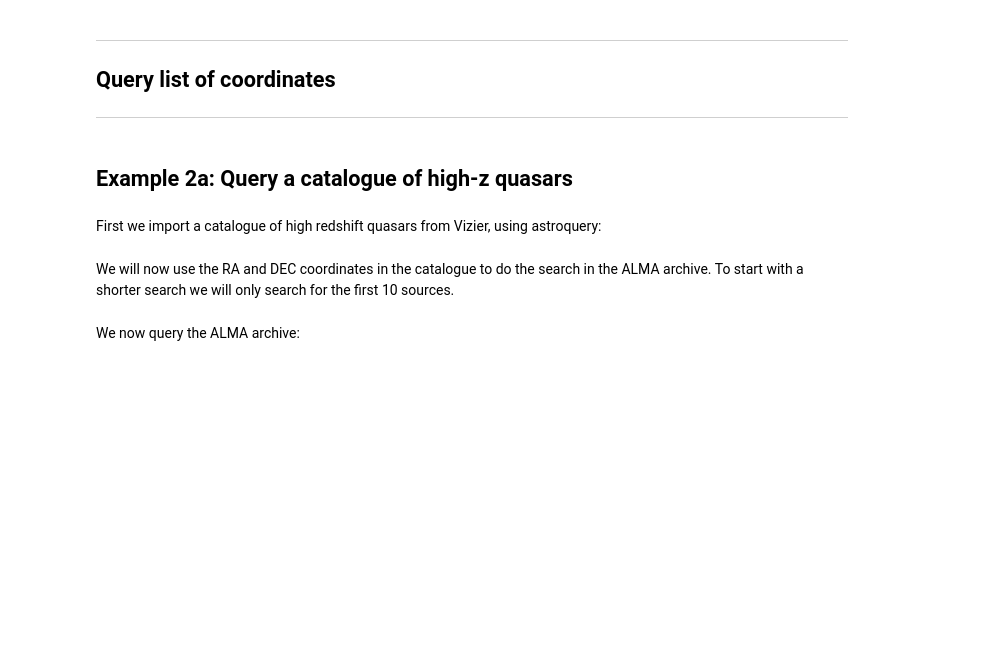
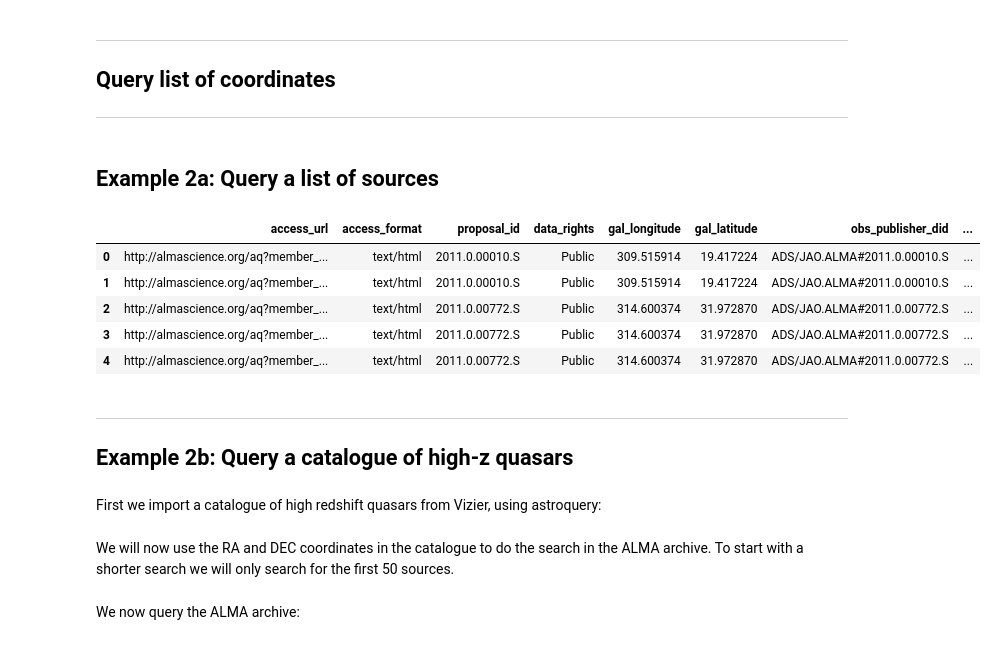
Before and after one commit to GabrielaCR/ALMATAP_final, a Jupyter notebook: NB2_QueryPublicCatalogue.ipynb, the cells around one changed output. Drawn from its saved outputs; the diff is of its cells as text; code cells hidden in the pictures; blank space fills up the shorter version.

```diff
--- a/NB2_QueryPublicCatalogue.ipynb
+++ b/NB2_QueryPublicCatalogue.ipynb
@@ -38,24 +38,22 @@ service = pyvo.dal.TAPService("https://almascience.eso.org/tap")
 ## Query list of names
 <hr style="border:2px solid darkblue"> </hr>
 # %%
-
-def query_coord_list(coord_list):#:fitscatalog, radius):
+def query_name_list(name_list):
 
     query_strs=[]
-    for i in range(len(coord_list)):
+
+    for i in range(len(name_list)):
         if i==0:
-            query = f"    SELECT  *  \
-                          FROM  ivoa.obscore  \
-                          WHERE  target_name = '{coord_list[i]}'\
-                     "
+            query = f"""  SELECT  *
+                          FROM  ivoa.obscore
+                          WHERE target_name = '{name_list[i]}'
+                     """
             query_strs.append(query)
         else:
-            query = f"  target_name = '{coord_list[i]}'"
+            query = f""" target_name = '{name_list[i]}'"""
 
             query_strs.append(query)
 
-    query_catalog= "OR".join(query_strs)
+    query_catalog= " OR ".join(query_strs)
 
-    result = service.search(query_catalog)
-
-    return result.to_table().to_pandas()
+    return service.search(query_catalog).to_table().to_pandas()
@@ -139,5 +94,21 @@ def query_coord_list(RASs, DECs, radius):#:fitscatalog, radius):
+# %% [markdown]
+## Example 2a: Query a list of sources
+# %%
+source_list = ['CenA', 'M83', 'ALESS73.1']
+results = query_name_list(source_list)
+
+results.head(5)
+# %% [output]
+|  | access_url | access_format | proposal_id | data_rights | gal_longitude | gal_latitude | obs_publisher_did | ... |
+| 0 | http://almascience.org/aq?member_... | text/html | 2011.0.00010.S | Public | 309.515914 | 19.417224 | ADS/JAO.ALMA#2011.0.00010.S | ... |
+| 1 | http://almascience.org/aq?member_... | text/html | 2011.0.00010.S | Public | 309.515914 | 19.417224 | ADS/JAO.ALMA#2011.0.00010.S | ... |
+| 2 | http://almascience.org/aq?member_... | text/html | 2011.0.00772.S | Public | 314.600374 | 31.972870 | ADS/JAO.ALMA#2011.0.00772.S | ... |
+| 3 | http://almascience.org/aq?member_... | text/html | 2011.0.00772.S | Public | 314.600374 | 31.972870 | ADS/JAO.ALMA#2011.0.00772.S | ... |
+| 4 | http://almascience.org/aq?member_... | text/html | 2011.0.00772.S | Public | 314.600374 | 31.972870 | ADS/JAO.ALMA#2011.0.00772.S | ... |
 # %% [markdown]
-## Example 2a: Query a catalogue of high-z quasars
+-----------------
+
+## Example 2b: Query a catalogue of high-z quasars
 # %% [markdown]
 First we import a catalogue of high redshift quasars from Vizier, using astroquery:
 # %%
@@ -145,5 +116,5 @@ from astroquery.vizier import Vizier
 catalog_list = Vizier.get_catalogs('J/ApJS/227/11')
 highzqso_catalog = catalog_list['J/ApJS/227/11/highzqso']
 # %% [markdown]
-We will now use the RA and DEC coordinates in the catalogue to do the search in the ALMA archive. To start with a shorter search we will only search for the first 10 sources.
+We will now use the RA and DEC coordinates in the catalogue to do the search in the ALMA archive. To start with a shorter search we will only search for the first 50 sources.
 # %%
```
Also changed, not shown: parts of 7 cells of this notebook, 9 other files.
